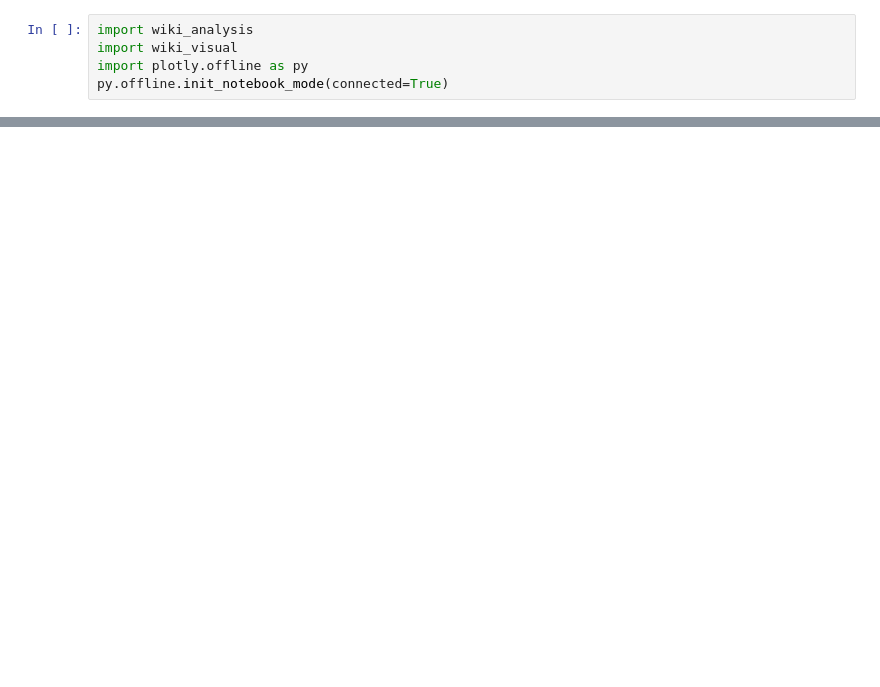
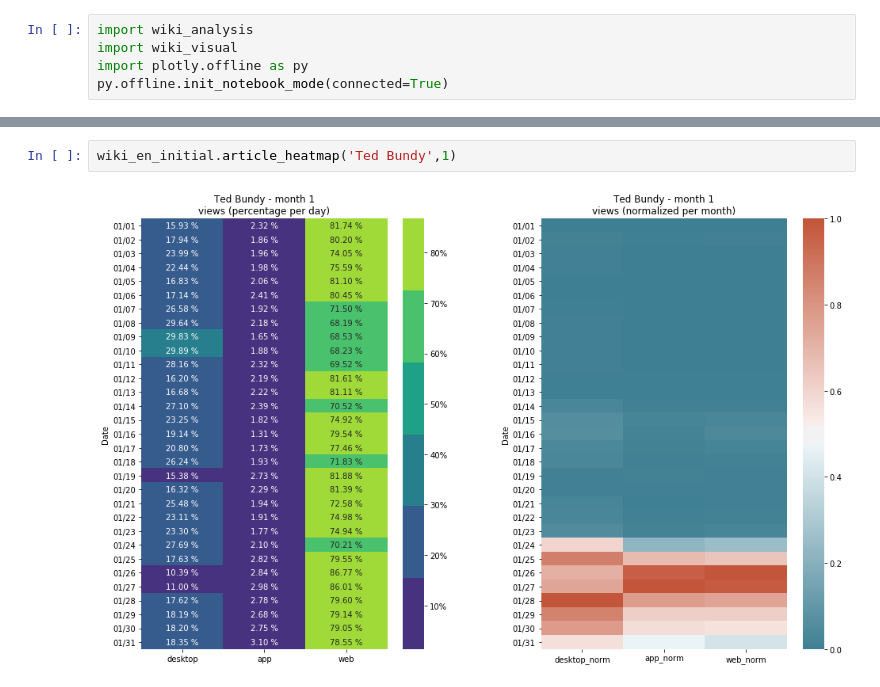
Before and after one commit to gra-vel/wiki-2019, a Jupyter notebook: Untitled.ipynb, the cells around one changed output, grey strips where cells are left out. Drawn from its saved outputs; the diff is of its cells as text; blank space fills up the shorter version.

```diff
--- a/Untitled.ipynb
+++ b/Untitled.ipynb
@@ -14,0 +108,4 @@ wiki_en.barplot_month(10)
+# %%
+wiki_en_initial.article_heatmap('Ted Bundy',1)
+# %% [output]
+[figure, added]
```
Also changed, not shown: parts of 33 cells of this notebook, 3 other files.
